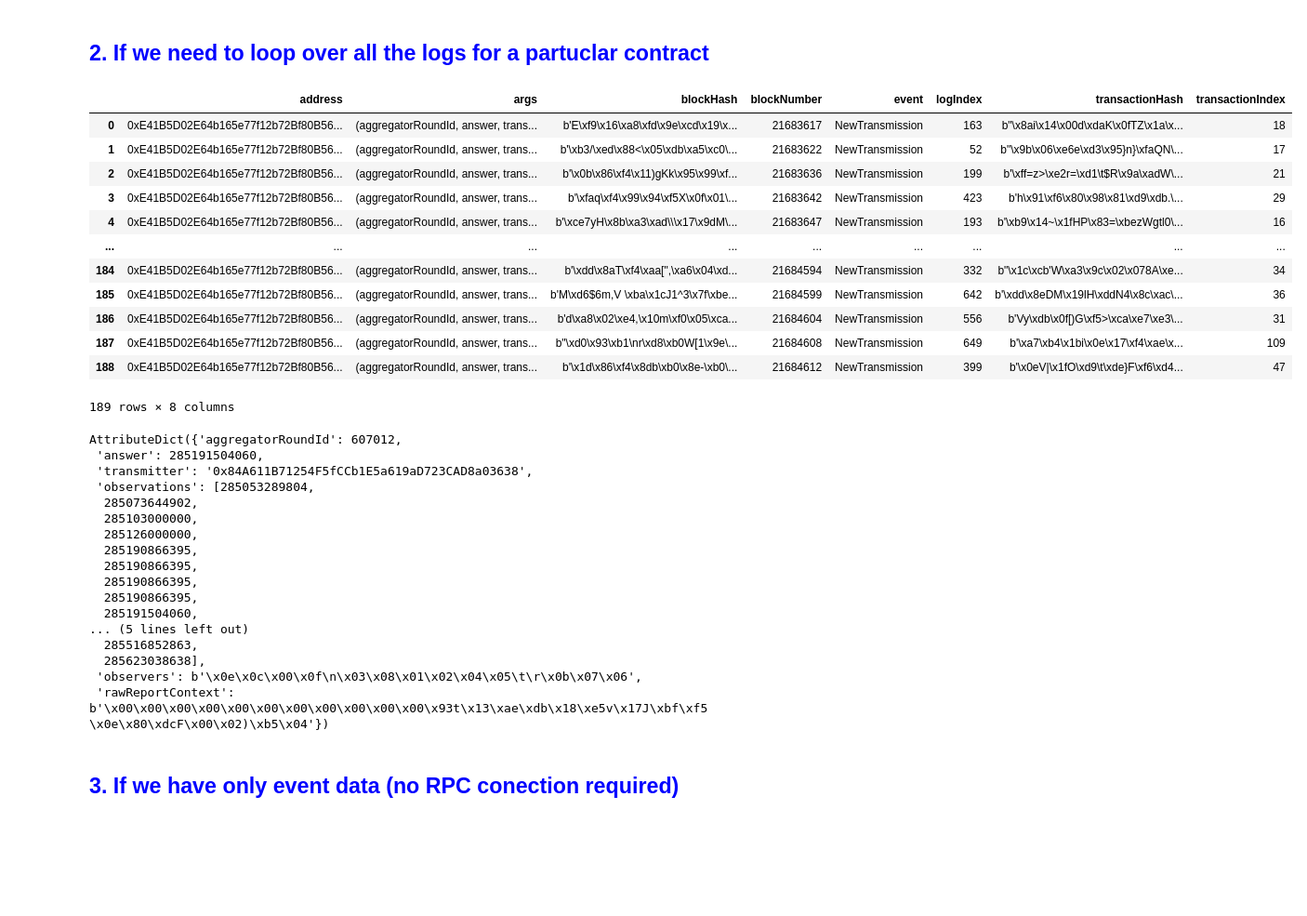
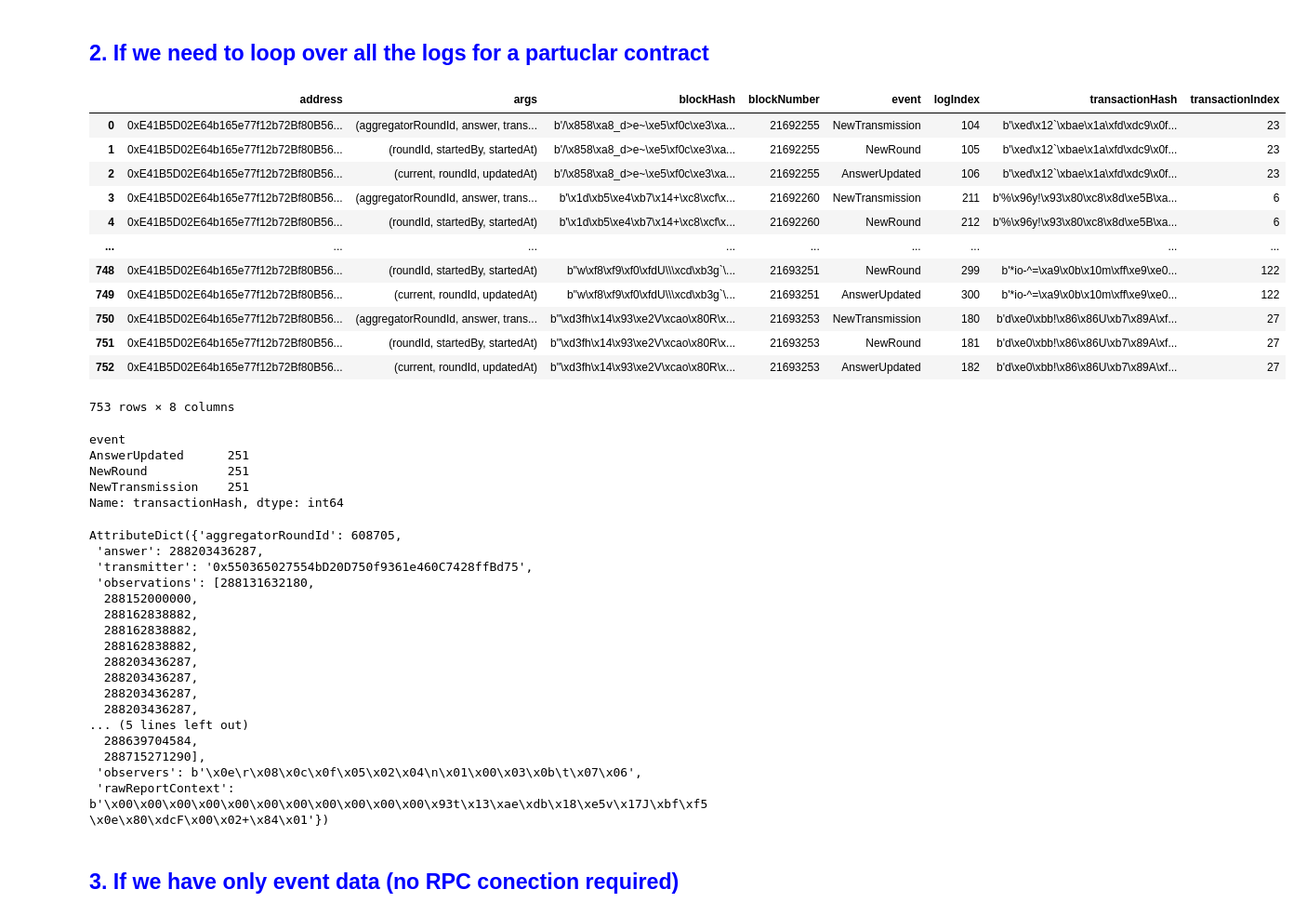
Before and after one commit to amantay-a/misc, a Jupyter notebook: EVM_logs_decode.ipynb, the cells around one changed output. Shown at 93% size. Saved outputs shown, nothing was run; the diff lists cells and outputs as text; code cells hidden in the pictures; blank space fills up the shorter version.

```diff
--- a/EVM_logs_decode.ipynb
+++ b/EVM_logs_decode.ipynb
@@ -26,7 +26,7 @@ def get_events(abi, abi_type = 'event'):
     for event in [x for x in abi if x['type'] == 'event']:
         events.append({'event':event['name'],
                        'topic':encode_hex(event_abi_to_log_topic(event)),
-                       'abi':abi[0]})
+                       'abi':event})
     df= pd.DataFrame(events)
     df=df.set_index('event')
     return df
@@ -121,58 +121,69 @@ contract_address = Web3.toChecksumAddress(contract_address)
 # %%
 NewTransmission_ABI = get_event_abi(abi, 'NewTransmission')
 assert len(NewTransmission_ABI) > 0
 NewTransmission_topic = event_topics.loc['NewTransmission','topic']
 
 #pull all the logs from an address
 logs = w3.eth.get_logs({"address": contract_address
-                       ,"topics":[NewTransmission_topic] #optional if we suppress mismatch errors
+                       #,"topics":[NewTransmission_topic] #optional if we suppress mismatch errors
                        ,"fromBlock": w3.eth.get_block('latest')['number'] - 1000 # last 1000 blocks
                        ,"toBlock": 'latest'
                        })
 
 all_events = []
 for l in logs:
     try:
-        evt = get_event_data(w3.codec, NewTransmission_ABI, l)
-    except MismatchedABI: #if for some reason there are other events according to defined filter
+        evt_topic0 = l['topics'][0].hex()
+        evt_abi = event_topics[event_topics['topic']== evt_topic0]['abi'][0]
+        evt = get_event_data(w3.codec, evt_abi, l)
+    except MismatchedABI: #if for some reason there are other events
         pass
     all_events.append(evt)
 df = pd.DataFrame(all_events)
 df
 # %% [output]
 |  | address | args | blockHash | blockNumber | event | logIndex | transactionHash | transactionIndex |
-| 0 | 0xE41B5D02E64b165e77f12b72Bf80B56... | (aggregatorRoundId, answer, trans... | b'E\xf9\x16\xa8\xfd\x9e\xcd\x19\x... | 21683617 | NewTransmission | 163 | b"\x8ai\x14\x00d\xdaK\x0fTZ\x1a\x... | 18 |
-| 1 | 0xE41B5D02E64b165e77f12b72Bf80B56... | (aggregatorRoundId, answer, trans... | b'\xb3/\xed\x88<\x05\xdb\xa5\xc0\... | 21683622 | NewTransmission | 52 | b"\x9b\x06\xe6e\xd3\x95}n}\xfaQN\... | 17 |
-| 2 | 0xE41B5D02E64b165e77f12b72Bf80B56... | (aggregatorRoundId, answer, trans... | b'\x0b\x86\xf4\x11)gKk\x95\x99\xf... | 21683636 | NewTransmission | 199 | b'\xff=z>\xe2r=\xd1\t$R\x9a\xadW\... | 21 |
-| 3 | 0xE41B5D02E64b165e77f12b72Bf80B56... | (aggregatorRoundId, answer, trans... | b'\xfaq\xf4\x99\x94\xf5X\x0f\x01\... | 21683642 | NewTransmission | 423 | b'h\x91\xf6\x80\x98\x81\xd9\xdb.\... | 29 |
-| 4 | 0xE41B5D02E64b165e77f12b72Bf80B56... | (aggregatorRoundId, answer, trans... | b'\xce7yH\x8b\xa3\xad\\\x17\x9dM\... | 21683647 | NewTransmission | 193 | b'\xb9\x14~\x1fHP\x83=\xbezWgtl0\... | 16 |
+| 0 | 0xE41B5D02E64b165e77f12b72Bf80B56... | (aggregatorRoundId, answer, trans... | b'/\x858\xa8_d>e~\xe5\xf0c\xe3\xa... | 21692255 | NewTransmission | 104 | b'\xed\x12`\xbae\x1a\xfd\xdc9\x0f... | 23 |
+| 1 | 0xE41B5D02E64b165e77f12b72Bf80B56... | (roundId, startedBy, startedAt) | b'/\x858\xa8_d>e~\xe5\xf0c\xe3\xa... | 21692255 | NewRound | 105 | b'\xed\x12`\xbae\x1a\xfd\xdc9\x0f... | 23 |
+| 2 | 0xE41B5D02E64b165e77f12b72Bf80B56... | (current, roundId, updatedAt) | b'/\x858\xa8_d>e~\xe5\xf0c\xe3\xa... | 21692255 | AnswerUpdated | 106 | b'\xed\x12`\xbae\x1a\xfd\xdc9\x0f... | 23 |
+| 3 | 0xE41B5D02E64b165e77f12b72Bf80B56... | (aggregatorRoundId, answer, trans... | b'\x1d\xb5\xe4\xb7\x14+\xc8\xcf\x... | 21692260 | NewTransmission | 211 | b'%\x96y!\x93\x80\xc8\x8d\xe5B\xa... | 6 |
+| 4 | 0xE41B5D02E64b165e77f12b72Bf80B56... | (roundId, startedBy, startedAt) | b'\x1d\xb5\xe4\xb7\x14+\xc8\xcf\x... | 21692260 | NewRound | 212 | b'%\x96y!\x93\x80\xc8\x8d\xe5B\xa... | 6 |
 | ... | ... | ... | ... | ... | ... | ... | ... | ... |
-| 184 | 0xE41B5D02E64b165e77f12b72Bf80B56... | (aggregatorRoundId, answer, trans... | b'\xdd\x8aT\xf4\xaa[",\xa6\x04\xd... | 21684594 | NewTransmission | 332 | b"\x1c\xcb'W\xa3\x9c\x02\x078A\xe... | 34 |
-| 185 | 0xE41B5D02E64b165e77f12b72Bf80B56... | (aggregatorRoundId, answer, trans... | b'M\xd6$6m,V \xba\x1cJ1^3\x7f\xbe... | 21684599 | NewTransmission | 642 | b'\xdd\x8eDM\x19lH\xddN4\x8c\xac\... | 36 |
-| 186 | 0xE41B5D02E64b165e77f12b72Bf80B56... | (aggregatorRoundId, answer, trans... | b'd\xa8\x02\xe4,\x10m\xf0\x05\xca... | 21684604 | NewTransmission | 556 | b'Vy\xdb\x0f[)G\xf5>\xca\xe7\xe3\... | 31 |
-| 187 | 0xE41B5D02E64b165e77f12b72Bf80B56... | (aggregatorRoundId, answer, trans... | b"\xd0\x93\xb1\nr\xd8\xb0W[1\x9e\... | 21684608 | NewTransmission | 649 | b'\xa7\xb4\x1bi\x0e\x17\xf4\xae\x... | 109 |
-| 188 | 0xE41B5D02E64b165e77f12b72Bf80B56... | (aggregatorRoundId, answer, trans... | b'\x1d\x86\xf4\x8db\xb0\x8e-\xb0\... | 21684612 | NewTransmission | 399 | b'\x0eV|\x1fO\xd9\t\xde}F\xf6\xd4... | 47 |
+| 748 | 0xE41B5D02E64b165e77f12b72Bf80B56... | (roundId, startedBy, startedAt) | b"w\xf8\xf9\xf0\xfdU\\\xcd\xb3g`\... | 21693251 | NewRound | 299 | b'*io-^=\xa9\x0b\x10m\xff\xe9\xe0... | 122 |
+| 749 | 0xE41B5D02E64b165e77f12b72Bf80B56... | (current, roundId, updatedAt) | b"w\xf8\xf9\xf0\xfdU\\\xcd\xb3g`\... | 21693251 | AnswerUpdated | 300 | b'*io-^=\xa9\x0b\x10m\xff\xe9\xe0... | 122 |
+| 750 | 0xE41B5D02E64b165e77f12b72Bf80B56... | (aggregatorRoundId, answer, trans... | b"\xd3fh\x14\x93\xe2V\xcao\x80R\x... | 21693253 | NewTransmission | 180 | b'd\xe0\xbb!\x86\x86U\xb7\x89A\xf... | 27 |
+| 751 | 0xE41B5D02E64b165e77f12b72Bf80B56... | (roundId, startedBy, startedAt) | b"\xd3fh\x14\x93\xe2V\xcao\x80R\x... | 21693253 | NewRound | 181 | b'd\xe0\xbb!\x86\x86U\xb7\x89A\xf... | 27 |
+| 752 | 0xE41B5D02E64b165e77f12b72Bf80B56... | (current, roundId, updatedAt) | b"\xd3fh\x14\x93\xe2V\xcao\x80R\x... | 21693253 | AnswerUpdated | 182 | b'd\xe0\xbb!\x86\x86U\xb7\x89A\xf... | 27 |
-189 rows × 8 columns
+753 rows × 8 columns
+# %%
+#Counts of parsed events
+df.groupby(['event']).count()['transactionHash']
+# %% [output]
+event
+AnswerUpdated      251
+NewRound           251
+NewTransmission    251
+Name: transactionHash, dtype: int64
 # %%
 df.loc[0,'args'] #parsed log data
 # %% [output]
-AttributeDict({'aggregatorRoundId': 607012,
- 'answer': 285191504060,
- 'transmitter': '0x84A611B71254F5fCCb1E5a619aD723CAD8a03638',
- 'observations': [285053289804,
-  285073644902,
-  285103000000,
-  285126000000,
-  285190866395,
-  285190866395,
-  285190866395,
-  285190866395,
-  285191504060,
+AttributeDict({'aggregatorRoundId': 608705,
+ 'answer': 288203436287,
+ 'transmitter': '0x550365027554bD20D750f9361e460C7428ffBd75',
+ 'observations': [288131632180,
+  288152000000,
+  288162838882,
+  288162838882,
+  288162838882,
+  288203436287,
+  288203436287,
+  288203436287,
+  288203436287,
 ... (5 lines left out)
-  285516852863,
-  285623038638],
- 'observers': b'\x0e\x0c\x00\x0f\n\x03\x08\x01\x02\x04\x05\t\r\x0b\x07\x06',
- 'rawReportContext': b'\x00\x00\x00\x00\x00\x00\x00\x00\x00\x00\x00\x93t\x13\xae\xdb\x18\xe5v\x17J\xbf\xf5\x0e\x80\xdcF\x00\x02)\xb5\x04'})
+  288639704584,
+  288715271290],
+ 'observers': b'\x0e\r\x08\x0c\x0f\x05\x02\x04\n\x01\x00\x03\x0b\t\x07\x06',
+ 'rawReportContext': b'\x00\x00\x00\x00\x00\x00\x00\x00\x00\x00\x00\x93t\x13\xae\xdb\x18\xe5v\x17J\xbf\xf5\x0e\x80\xdcF\x00\x02+\x84\x01'})
 # %% [markdown]
 ## <font color='blue'> 3. If we have only event data (no RPC conection required)</font>
 # %% [markdown]
```
Also changed, not shown: parts of 1 cell of this notebook.
